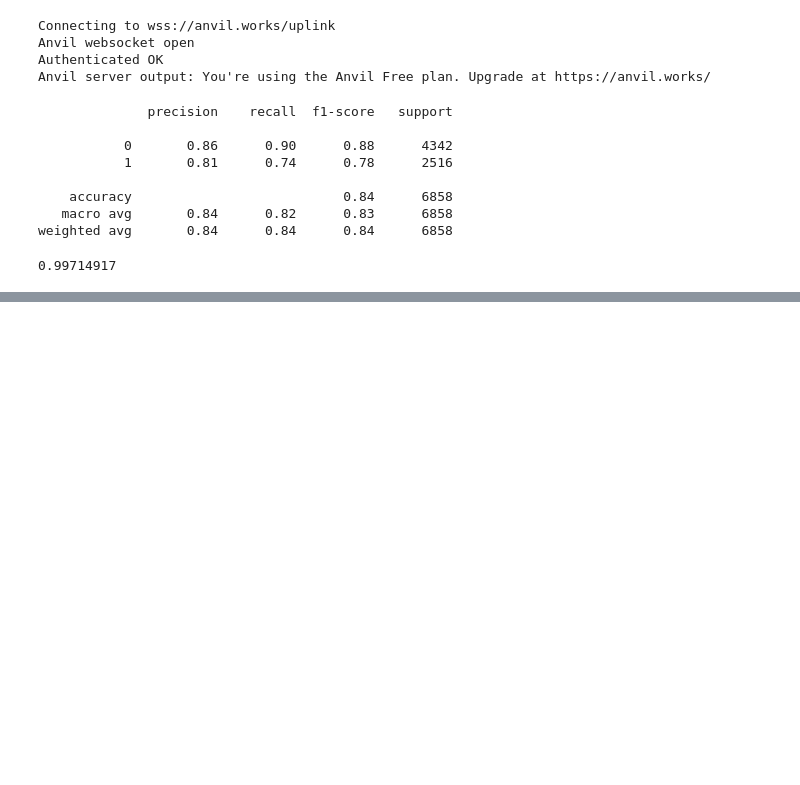
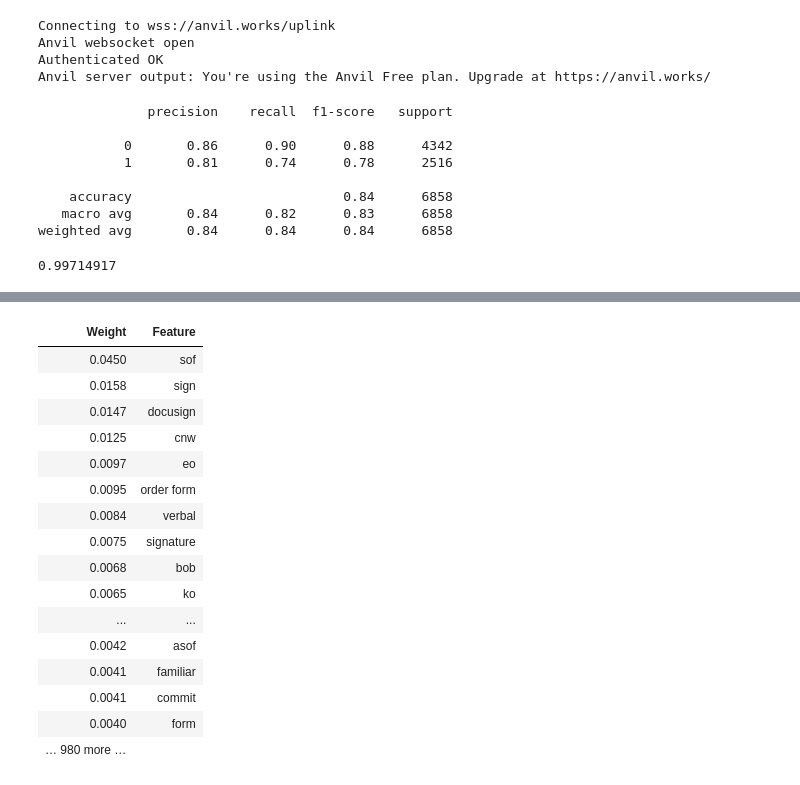
Before and after one commit to JieFang830/Sales-Lead-Conversion-Predict, a Jupyter notebook: Sales_Notes.ipynb, the cells around one changed output, grey strips where cells are left out. Cells and saved outputs as stored; diff of their text form; code cells hidden in the pictures; blank space fills up the shorter version.

```diff
--- a/Sales_Notes.ipynb
+++ b/Sales_Notes.ipynb
@@ -1336,0 +1377,21 @@ def notesClassification(text):
+# %%
+from eli5 import show_weights
+show_weights(best_clf, vec=tfv)
+# %% [output]
+| Weight | Feature |
+| 0.0450 | sof |
+| 0.0158 | sign |
+| 0.0147 | docusign |
+| 0.0125 | cnw |
+| 0.0097 | eo |
+| 0.0095 | order form |
+| 0.0084 | verbal |
+| 0.0075 | signature |
+| 0.0068 | bob |
+| 0.0065 | ko |
+| ... | ... |
+| 0.0042 | asof |
+| 0.0041 | familiar |
+| 0.0041 | commit |
+| 0.0040 | form |
+| … 980 more … |  |
```
Also changed, not shown: parts of 10 cells of this notebook.
